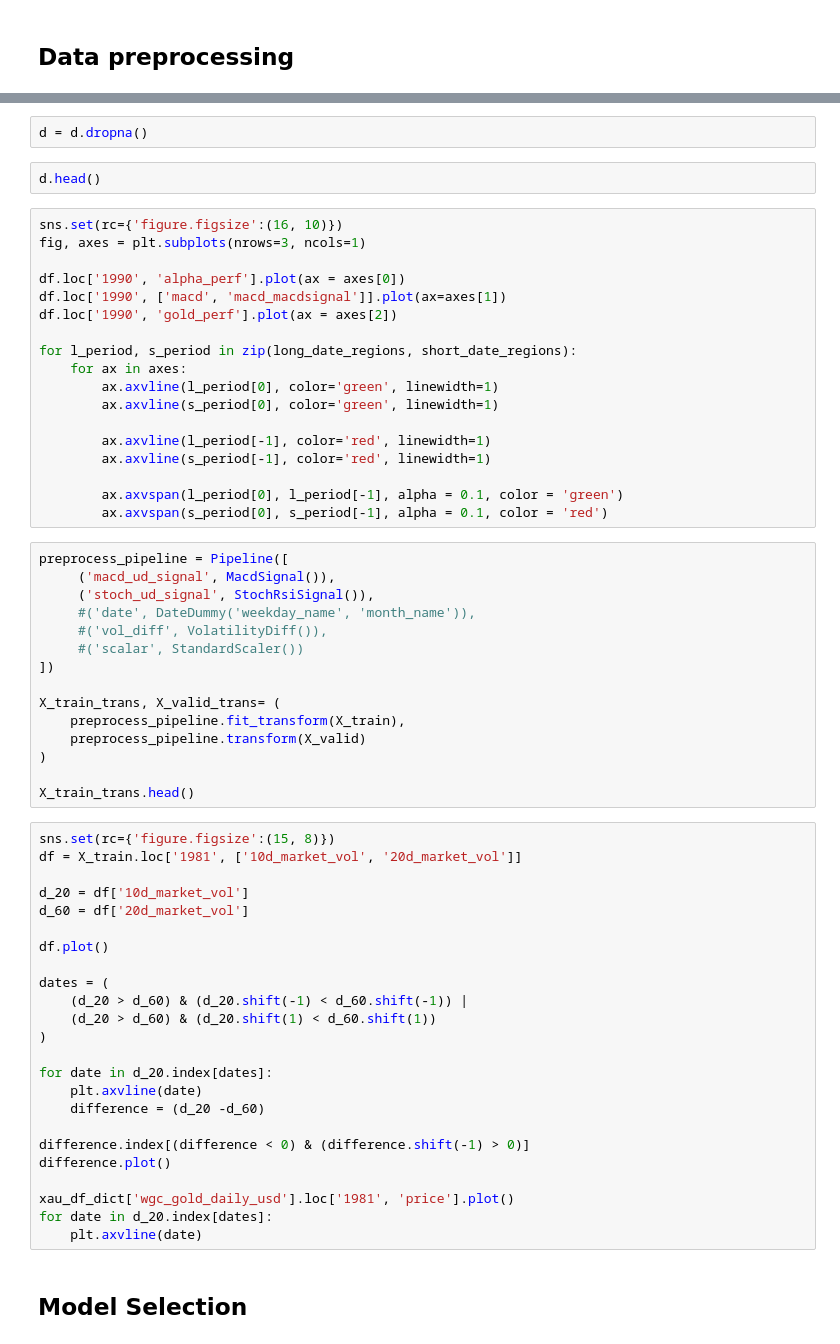
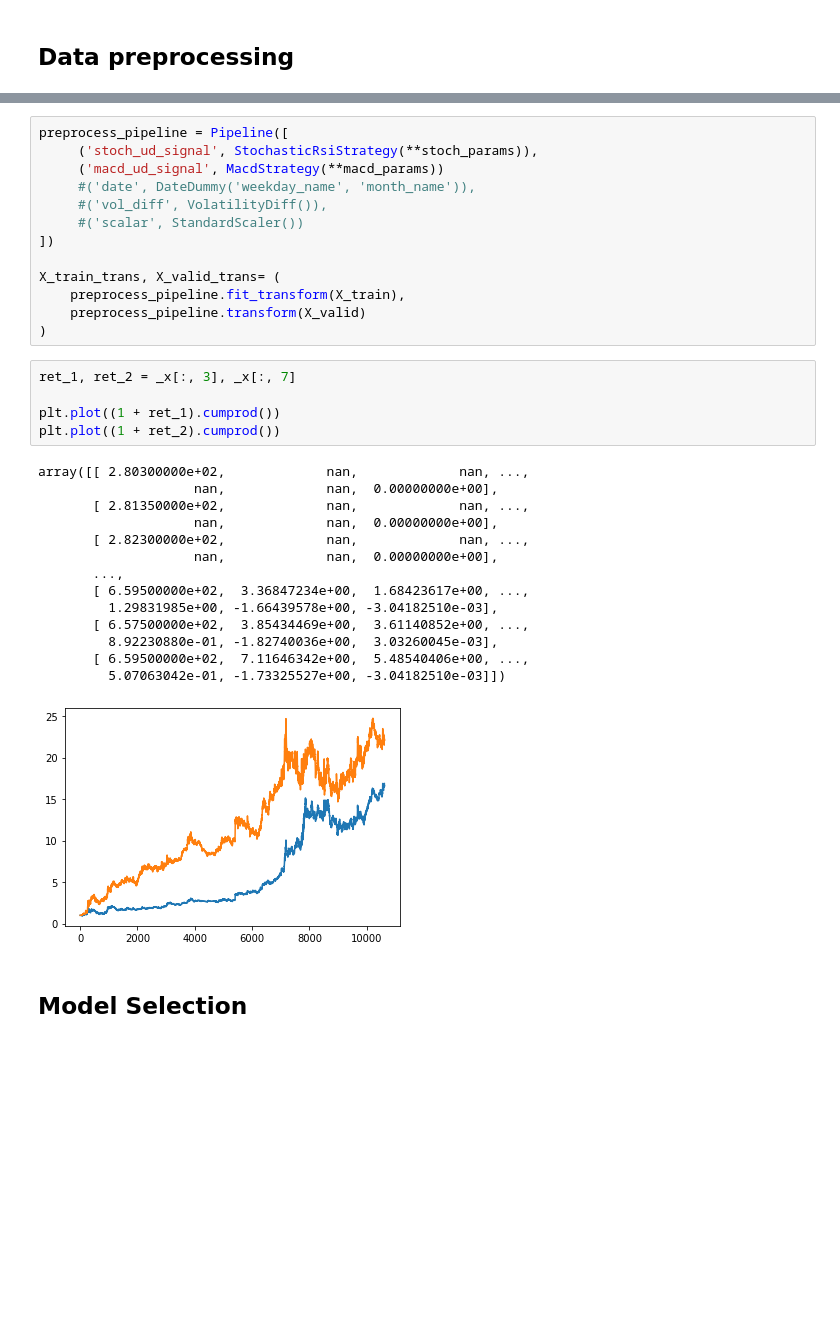
Before and after one commit to jbmoorhouse/gold_returns_predictor, a Jupyter notebook: analysis.ipynb, the cells around one changed output, grey strips where cells are left out. Drawn from its saved outputs; the diff is of its cells as text; blank space fills up the shorter version.

Commit message:
Added the strategy classes to the sklearn data pipeline

```diff
--- a/analysis.ipynb
+++ b/analysis.ipynb
@@ -882,29 +568,7 @@ df[['alpha_perf', 'gold_perf']].plot()
-# %%
-d = d.dropna()
-# %%
-d.head()
-# %%
-sns.set(rc={'figure.figsize':(16, 10)})
-fig, axes = plt.subplots(nrows=3, ncols=1)
-
-df.loc['1990', 'alpha_perf'].plot(ax = axes[0])
-df.loc['1990', ['macd', 'macd_macdsignal']].plot(ax=axes[1])
-df.loc['1990', 'gold_perf'].plot(ax = axes[2])
-
-for l_period, s_period in zip(long_date_regions, short_date_regions):
-    for ax in axes:
-        ax.axvline(l_period[0], color='green', linewidth=1)
-        ax.axvline(s_period[0], color='green', linewidth=1)
-
-        ax.axvline(l_period[-1], color='red', linewidth=1)
-        ax.axvline(s_period[-1], color='red', linewidth=1)
-
-        ax.axvspan(l_period[0], l_period[-1], alpha = 0.1, color = 'green')
-        ax.axvspan(s_period[0], s_period[-1], alpha = 0.1, color = 'red')
 # %%
 preprocess_pipeline = Pipeline([
-     ('macd_ud_signal', MacdSignal()),
-     ('stoch_ud_signal', StochRsiSignal()),
+     ('stoch_ud_signal', StochasticRsiStrategy(**stoch_params)),
+     ('macd_ud_signal', MacdStrategy(**macd_params))
      #('date', DateDummy('weekday_name', 'month_name')),
      #('vol_diff', VolatilityDiff()),
      #('scalar', StandardScaler())
@@ -914,32 +578,26 @@ X_train_trans, X_valid_trans= (
     preprocess_pipeline.fit_transform(X_train),
     preprocess_pipeline.transform(X_valid)
 )
-
-X_train_trans.head()
-# %%
-sns.set(rc={'figure.figsize':(15, 8)})
-df = X_train.loc['1981', ['10d_market_vol', '20d_market_vol']]
-
-d_20 = df['10d_market_vol']
-d_60 = df['20d_market_vol']
-
-df.plot()
-
-dates = (
-    (d_20 > d_60) & (d_20.shift(-1) < d_60.shift(-1)) |
-    (d_20 > d_60) & (d_20.shift(1) < d_60.shift(1))
-)
-
-for date in d_20.index[dates]:
-    plt.axvline(date)
-    difference = (d_20 -d_60)
-
-difference.index[(difference < 0) & (difference.shift(-1) > 0)]
-difference.plot()
-
-xau_df_dict['wgc_gold_daily_usd'].loc['1981', 'price'].plot()
-for date in d_20.index[dates]:
-    plt.axvline(date)
+# %%
+ret_1, ret_2 = _x[:, 3], _x[:, 7]
+
+plt.plot((1 + ret_1).cumprod())
+plt.plot((1 + ret_2).cumprod())
+# %% [output]
+array([[ 2.80300000e+02,             nan,             nan, ...,
+                    nan,             nan,  0.00000000e+00],
+       [ 2.81350000e+02,             nan,             nan, ...,
+                    nan,             nan,  0.00000000e+00],
+       [ 2.82300000e+02,             nan,             nan, ...,
+                    nan,             nan,  0.00000000e+00],
+       ...,
+       [ 6.59500000e+02,  3.36847234e+00,  1.68423617e+00, ...,
+         1.29831985e+00, -1.66439578e+00, -3.04182510e-03],
+       [ 6.57500000e+02,  3.85434469e+00,  3.61140852e+00, ...,
+         8.92230880e-01, -1.82740036e+00,  3.03260045e-03],
+       [ 6.59500000e+02,  7.11646342e+00,  5.48540406e+00, ...,
+         5.07063042e-01, -1.73325527e+00, -3.04182510e-03]])
+[figure, added]
 # %% [markdown]
 ## Model Selection
 # %%
```
Also changed, not shown: parts of 17 cells of this notebook, 2 other files.
